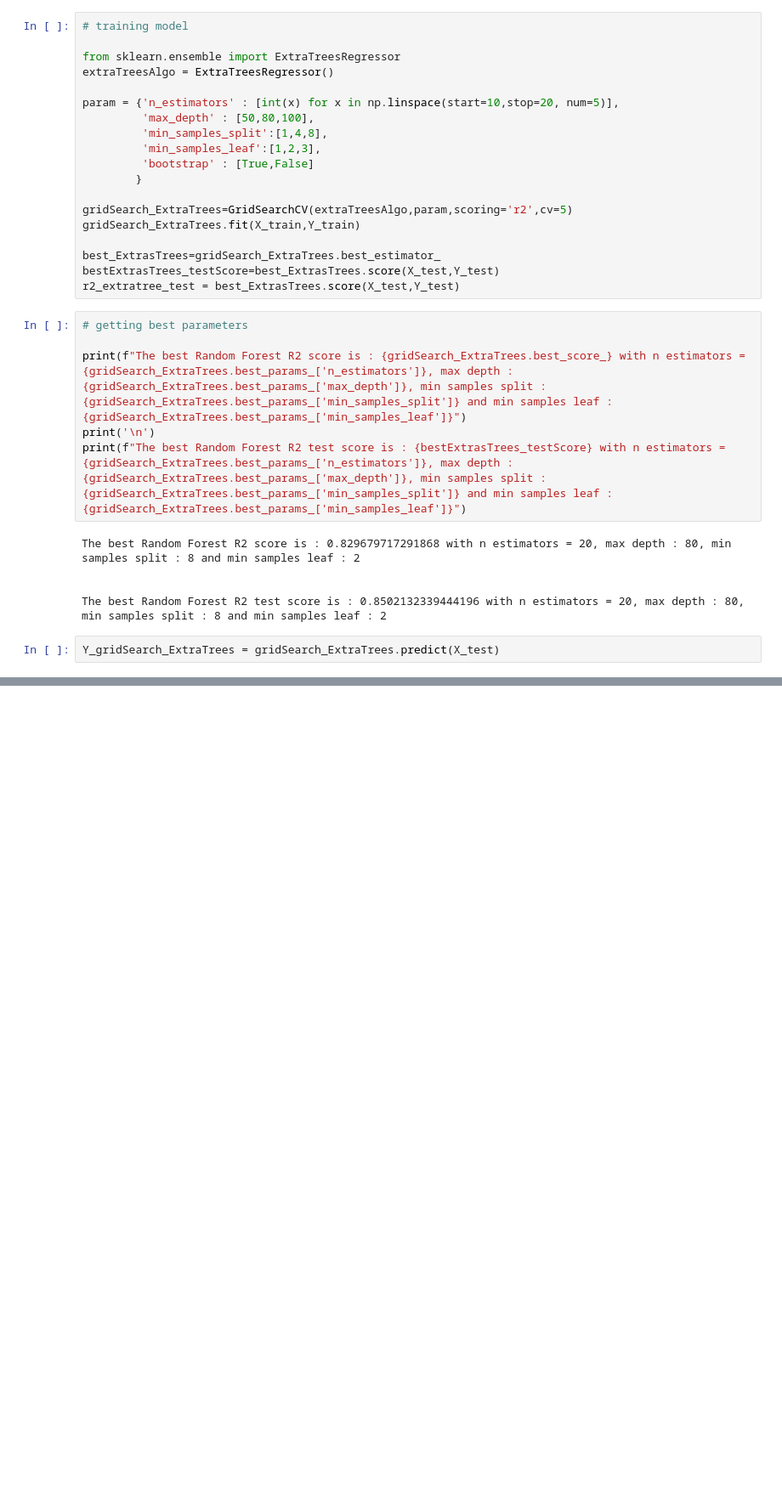
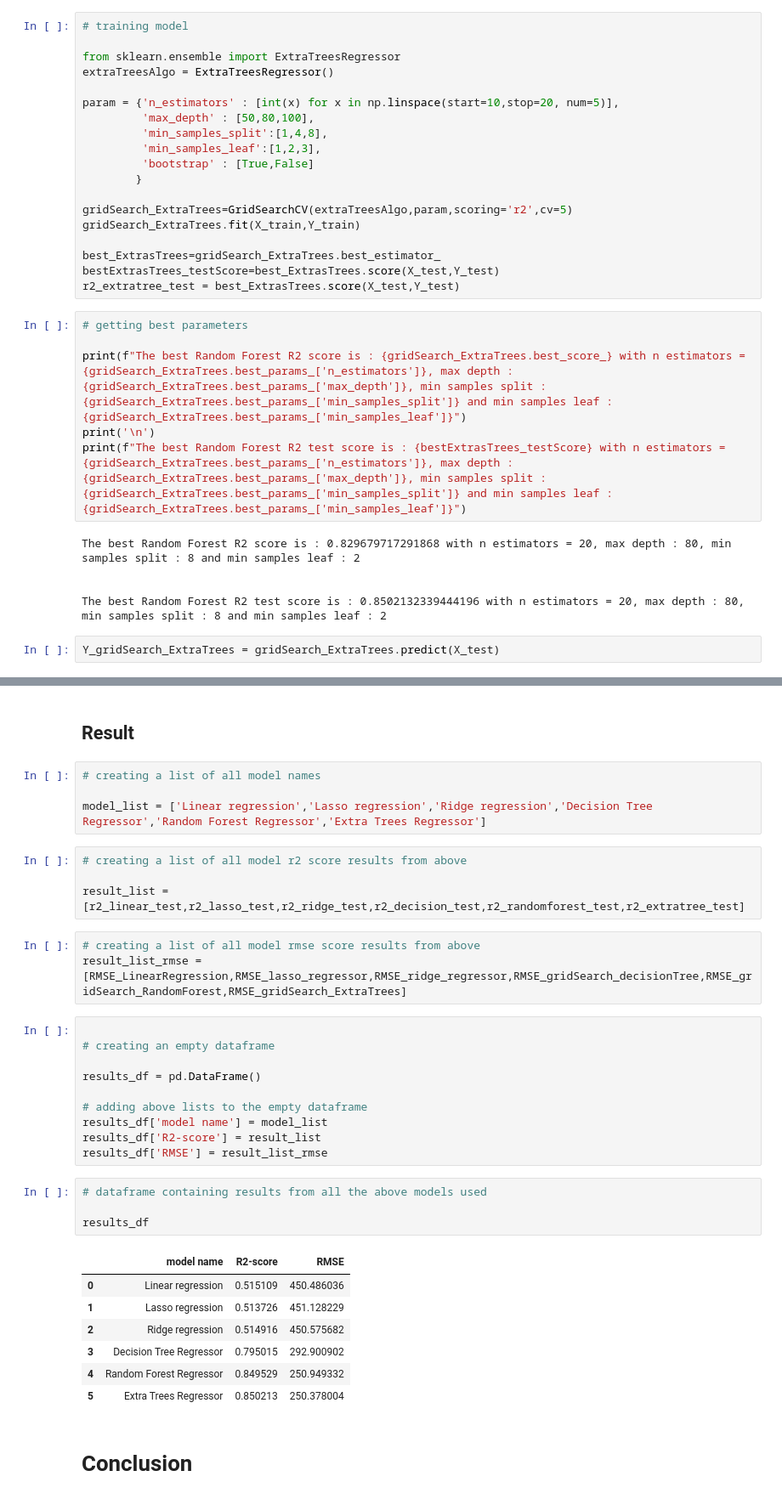
Before and after one commit to Ratnakar2022/Seoul-Bike-Sharing-Demand-Prediction, a Jupyter notebook: Bike_Sharing_Demand_Prediction_Capstone_Project.ipynb, the cells around one changed output, grey strips where cells are left out. Shown at 85% size. Drawn from its saved outputs; the diff is of its cells as text; blank space fills up the shorter version.

```diff
--- a/Bike_Sharing_Demand_Prediction_Capstone_Project.ipynb
+++ b/Bike_Sharing_Demand_Prediction_Capstone_Project.ipynb
@@ -976,3 +981,40 @@ MSE : 62689.14504578861
 RMSE : 250.3780043170498
 R2 : 0.8502132339444196
 Adjusted R2 :  0.8491796277381707
+# %% [markdown]
+## **Result**
+# %%
+# creating a list of all model names
+
+model_list = ['Linear regression','Lasso regression','Ridge regression','Decision Tree Regressor','Random Forest Regressor','Extra Trees Regressor']
+# %%
+# creating a list of all model r2 score results from above
+
+result_list = [r2_linear_test,r2_lasso_test,r2_ridge_test,r2_decision_test,r2_randomforest_test,r2_extratree_test]
+# %%
+# creating a list of all model rmse score results from above
+result_list_rmse = [RMSE_LinearRegression,RMSE_lasso_regressor,RMSE_ridge_regressor,RMSE_gridSearch_decisionTree,RMSE_gridSearch_RandomForest,RMSE_gridSearch_ExtraTrees]
+# %%
+
+# creating an empty dataframe
+
+results_df = pd.DataFrame()
+
+# adding above lists to the empty dataframe
+results_df['model name'] = model_list
+results_df['R2-score'] = result_list
+results_df['RMSE'] = result_list_rmse
+# %%
+# dataframe containing results from all the above models used
+
+results_df
+# %% [output]
+|  | model name | R2-score | RMSE |
+| 0 | Linear regression | 0.515109 | 450.486036 |
+| 1 | Lasso regression | 0.513726 | 451.128229 |
+| 2 | Ridge regression | 0.514916 | 450.575682 |
+| 3 | Decision Tree Regressor | 0.795015 | 292.900902 |
+| 4 | Random Forest Regressor | 0.849529 | 250.949332 |
+| 5 | Extra Trees Regressor | 0.850213 | 250.378004 |
+# %% [markdown]
+# **Conclusion**
```
Also changed, not shown: parts of 7 cells of this notebook.
